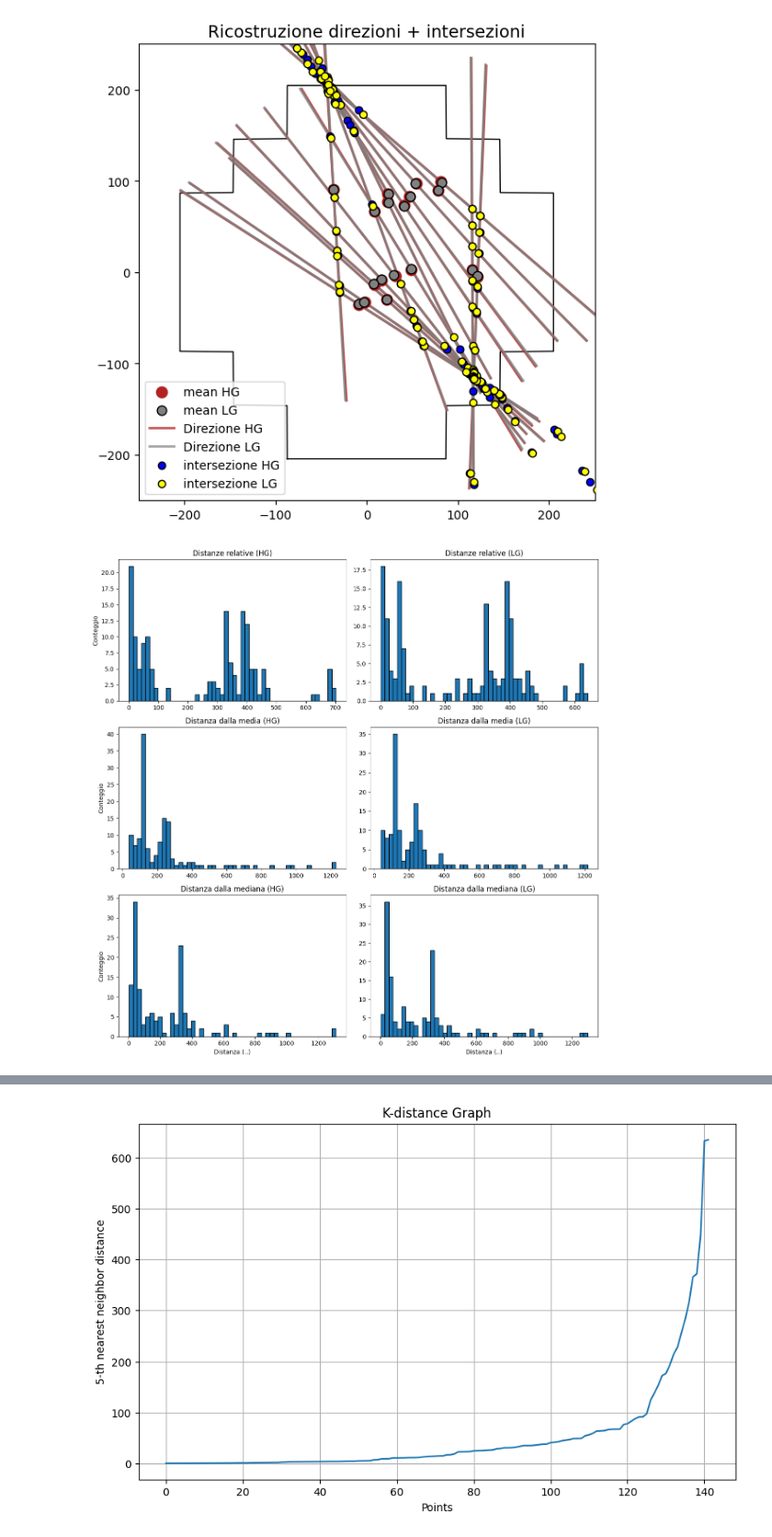
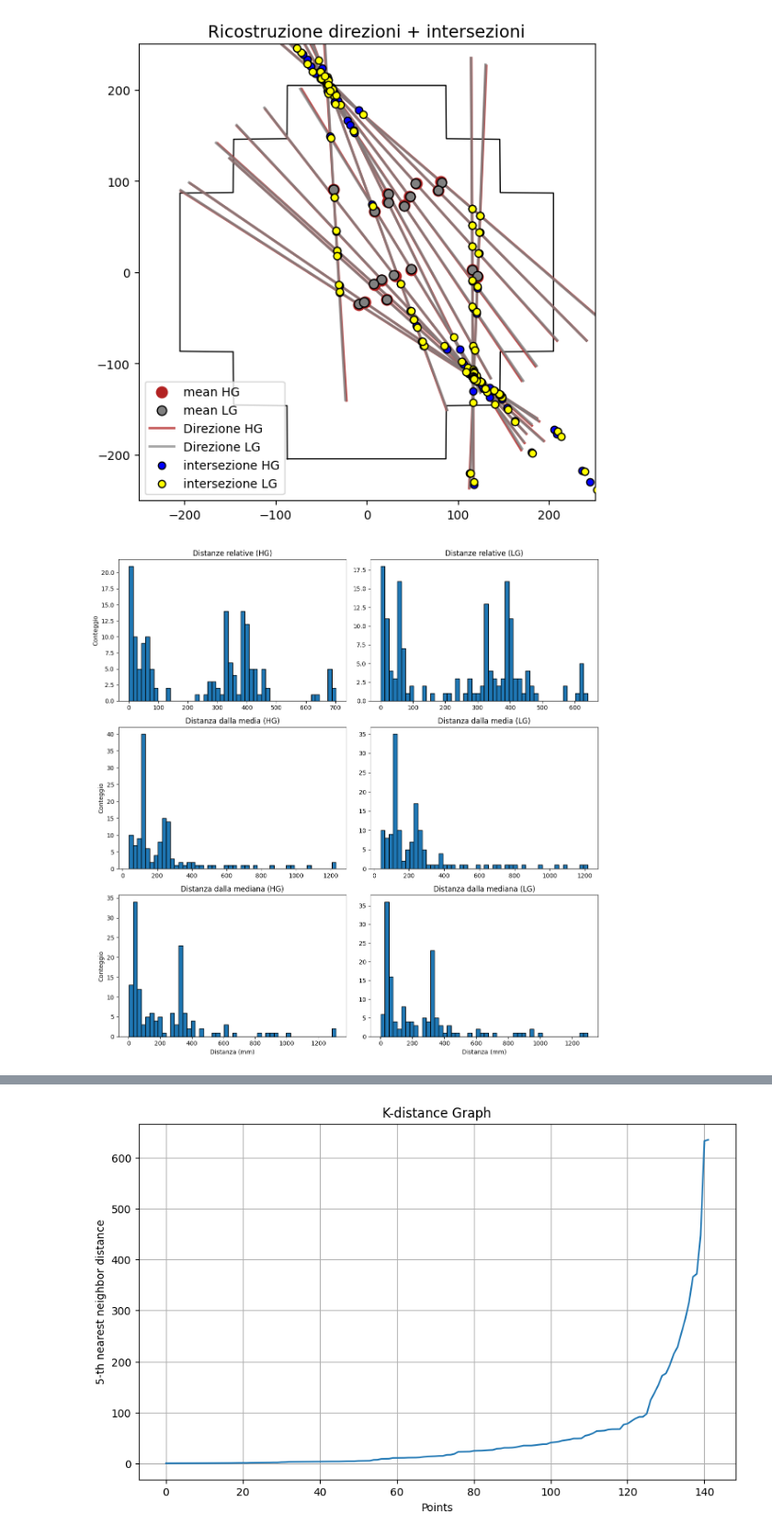
Before and after one commit to mfrancescangeli1/ASTRI, a Jupyter notebook: ev0_doubleevent.ipynb, the cells around one changed output, grey strips where cells are left out. Shown at 92% size. Saved outputs shown, nothing was run; the diff lists cells and outputs as text; code cells hidden in the pictures.

```diff
--- a/ev0_doubleevent.ipynb
+++ b/ev0_doubleevent.ipynb
@@ -416,33 +416,33 @@ fig, axes = plt.subplots(3, 2, figsize=(12, 12))
 axes[0,0].hist(dists_hg, bins=50, edgecolor='black')
 axes[0,0].set_title("Distanze relative (HG)")
 axes[0,0].set_ylabel("Conteggio")
 
 #  distanze dal baricentro
 axes[1,0].hist(dists_center_hg, bins=50, edgecolor='black')
 axes[1,0].set_title("Distanza dalla media (HG)")
 axes[1,0].set_ylabel("Conteggio")
 
 #  distanze dalla mediana
 axes[2,0].hist(dists_median_hg, bins=50, edgecolor='black')
 axes[2,0].set_title("Distanza dalla mediana (HG)")
-axes[2,0].set_xlabel("Distanza (..)")
+axes[2,0].set_xlabel("Distanza (mm)")
 axes[2,0].set_ylabel("Conteggio")
 
 # -------------------- LG --------------------
 #  distanze tra coppie
 axes[0,1].hist(dists_lg, bins=50, edgecolor='black')
 axes[0,1].set_title("Distanze relative (LG)")
 
 #  distanze dal baricentro
 axes[1,1].hist(dists_center_lg, bins=50, edgecolor='black')
 axes[1,1].set_title("Distanza dalla media (LG)")
 
 #  distanze dalla mediana
 axes[2,1].hist(dists_median_lg, bins=50, edgecolor='black')
 axes[2,1].set_title("Distanza dalla mediana (LG)")
-axes[2,1].set_xlabel("Distanza (..)")
+axes[2,1].set_xlabel("Distanza (mm)")
 
 plt.tight_layout()
 plt.show()
 # %% [output]
-[figure, old version]
+[figure, new version]
```
Also changed, not shown: parts of 4 cells of this notebook, 3 other files.
